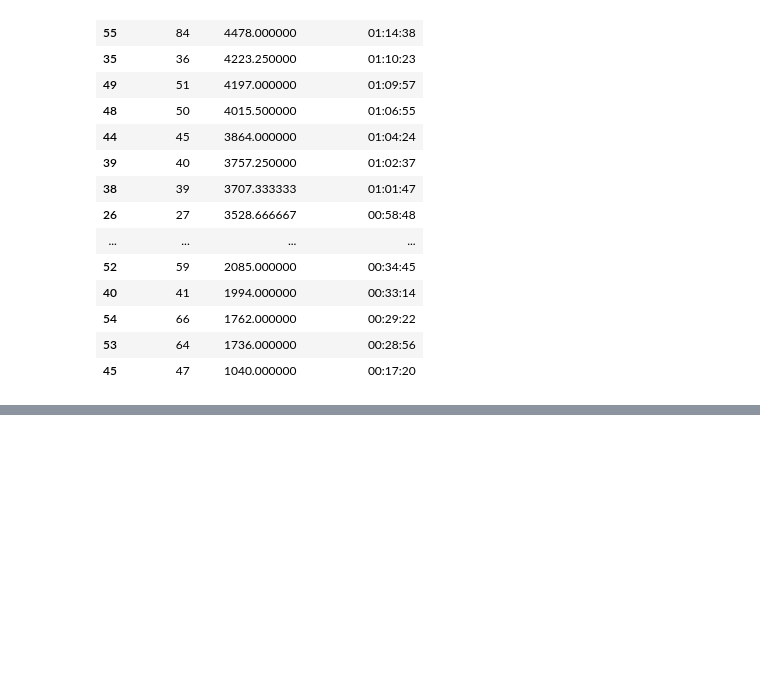
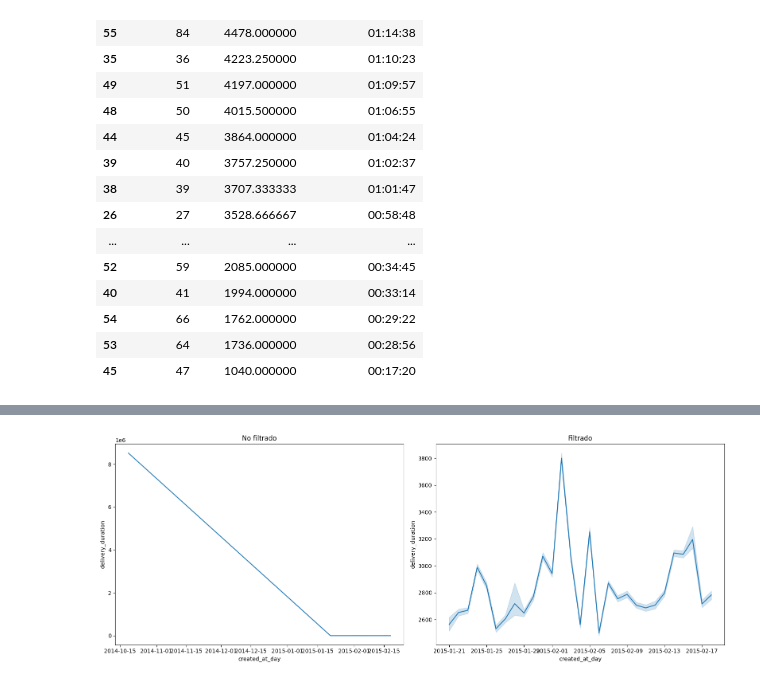
Before and after one commit to DavidGuzzi/SC_DS_Projects, a Jupyter notebook: Delivery Duration Prediction, DoorDash/data/prediction.ipynb, the cells around one changed output, grey strips where cells are left out. Cells and saved outputs as stored; diff of their text form; code cells hidden in the pictures; blank space fills up the shorter version.

```diff
--- a/Delivery Duration Prediction, DoorDash/data/prediction.ipynb
+++ b/Delivery Duration Prediction, DoorDash/data/prediction.ipynb
@@ -131,0 +157,30 @@ df_3
+# %%
+import matplotlib.pyplot as plt
+import seaborn as sns
+
+# Crear una figura con dos subgráficos uno al lado del otro
+fig, axes = plt.subplots(1, 2, figsize=(16, 6))  # Dos gráficos horizontales, compartiendo el eje Y
+
+# Primer gráfico
+sns.lineplot(
+    x='created_at_day',
+    y='delivery_duration',
+    data=df,
+    ax=axes[0]
+)
+axes[0].set_title("No filtrado")
+
+# Segundo gráfico
+sns.lineplot(
+    x='created_at_day',
+    y='delivery_duration',
+    data=df[df['delivery_duration'] < 1000000],
+    ax=axes[1]
+)
+axes[1].set_title("Filtrado")
+
+# Mostrar el resultado
+plt.tight_layout()  # Ajustar los espacios entre subgráficos
+plt.show()
+# %% [output]
+[figure, added]
```
Also changed, not shown: parts of 2 cells of this notebook.
